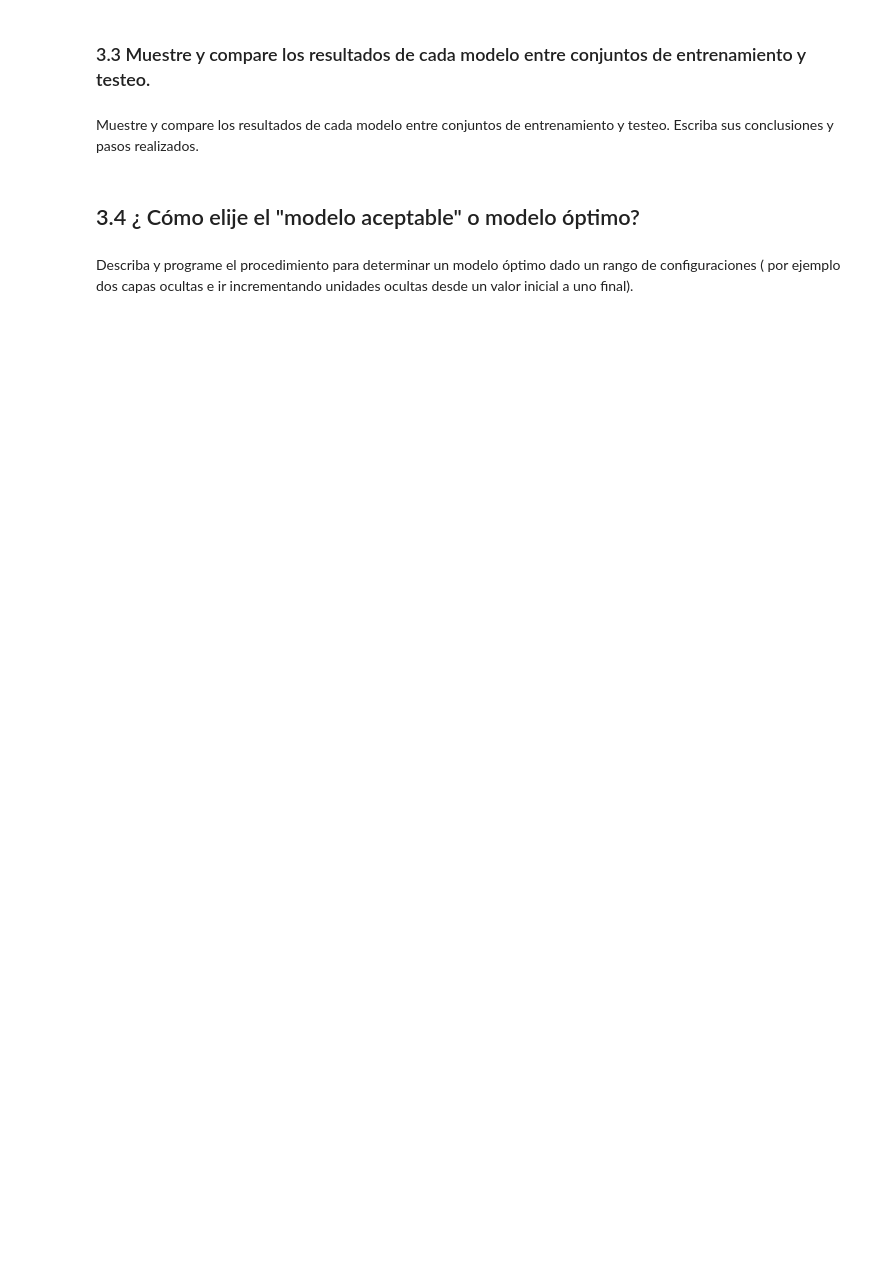
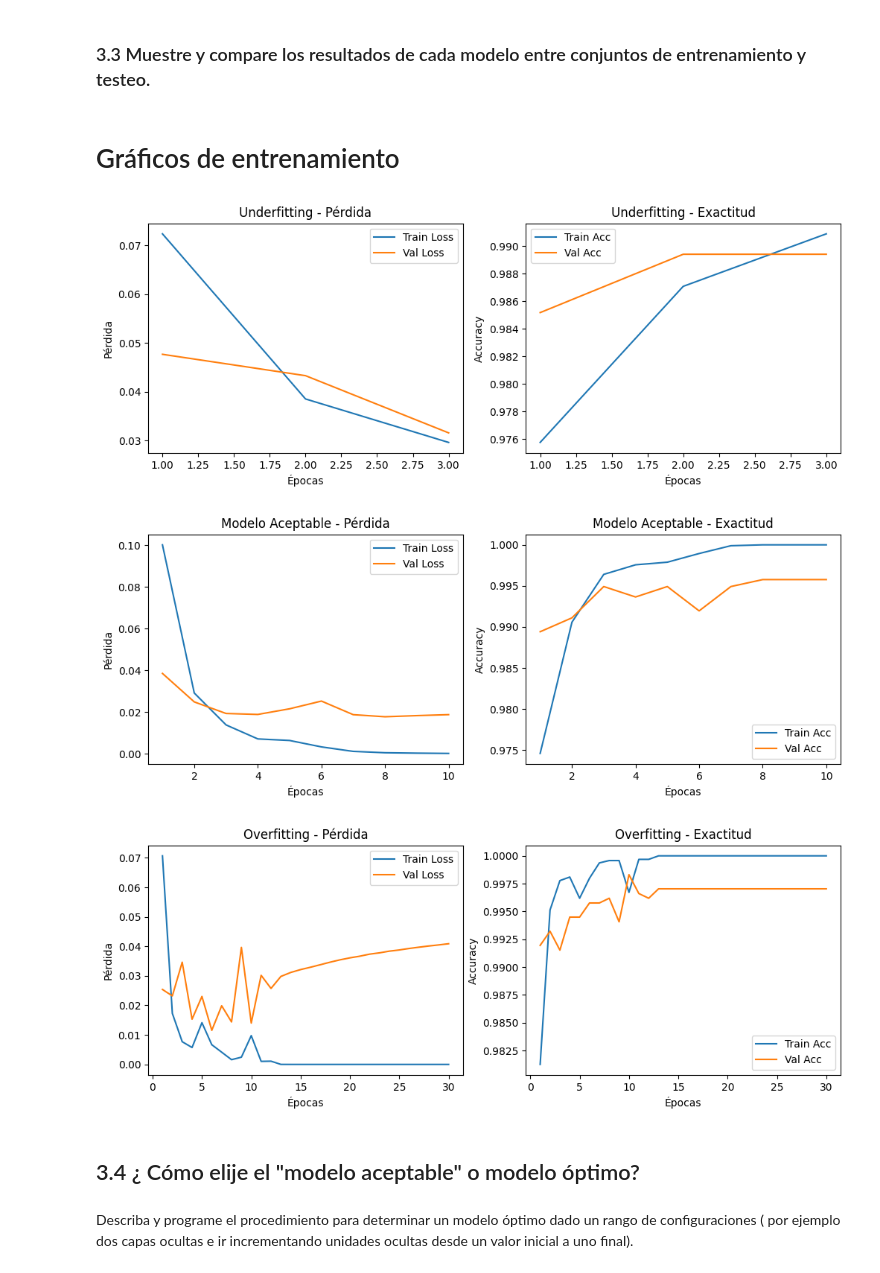
Before and after one commit to nh0875/Aprendizaje-Automatico-ll, a Jupyter notebook: Proyecto_MNIST.ipynb, the cells around one changed output. Drawn from its saved outputs; the diff is of its cells as text; code cells hidden in the pictures; blank space fills up the shorter version.

```diff
--- a/Proyecto_MNIST.ipynb
+++ b/Proyecto_MNIST.ipynb
@@ -91,0 +276,5 @@ class Modelo_NN_subajusta(nn.Module):
+# %%
+# Underfitting
+print("\n--- Underfitting ---")
+model_under = SimpleNN(input_size=784, hidden_layers=1, hidden_units=5).to(device)
+history_under = train_model(model_under, train_loader, val_loader, epochs=3, lr=0.01)
@@ -117,0 +288,5 @@ class Modelo_NN_aceptable(nn.Module):
+# %%
+# Overfitting
+print("\n--- Overfitting ---")
+model_over = SimpleNN(input_size=784, hidden_layers=4, hidden_units=512).to(device)
+history_over = train_model(model_over, train_loader, val_loader, epochs=30, lr=0.001)
@@ -118,7 +311,41 @@ class Modelo_NN_aceptable(nn.Module):
 # %% [markdown]
 ### 3.3 Muestre y compare los resultados de cada modelo entre conjuntos de entrenamiento y testeo.
-# %% [markdown]
-Muestre y compare los resultados de cada modelo entre conjuntos de entrenamiento y testeo. Escriba sus conclusiones y pasos realizados.
+# %% [markdown]
+# Gráficos de entrenamiento
+# %%
+def plot_history(history, title):
+    epochs = range(1, len(history["train_loss"]) + 1)
+
+    plt.figure(figsize=(12,4))
+
+    # Pérdida
+    plt.subplot(1,2,1)
+    plt.plot(epochs, history["train_loss"], label="Train Loss")
+    plt.plot(epochs, history["val_loss"], label="Val Loss")
+    plt.xlabel("Épocas")
+    plt.ylabel("Pérdida")
+    plt.title(f"{title} - Pérdida")
+    plt.legend()
+
+    # Accuracy
+    plt.subplot(1,2,2)
+    plt.plot(epochs, history["train_acc"], label="Train Acc")
+    plt.plot(epochs, history["val_acc"], label="Val Acc")
+    plt.xlabel("Épocas")
+    plt.ylabel("Accuracy")
+    plt.title(f"{title} - Exactitud")
+    plt.legend()
+
+    plt.show()
+
+# Graficar los tres escenarios
+plot_history(history_under, "Underfitting")
+plot_history(history_ok, "Modelo Aceptable")
+plot_history(history_over, "Overfitting")
+# %% [output]
+[figure, added]
+[figure, added]
+[figure, added]
 # %% [markdown]
 ## 3.4 ¿ Cómo elije el "modelo aceptable" o modelo óptimo?
 # %% [markdown]
```
Also changed, not shown: parts of 32 cells of this notebook.
